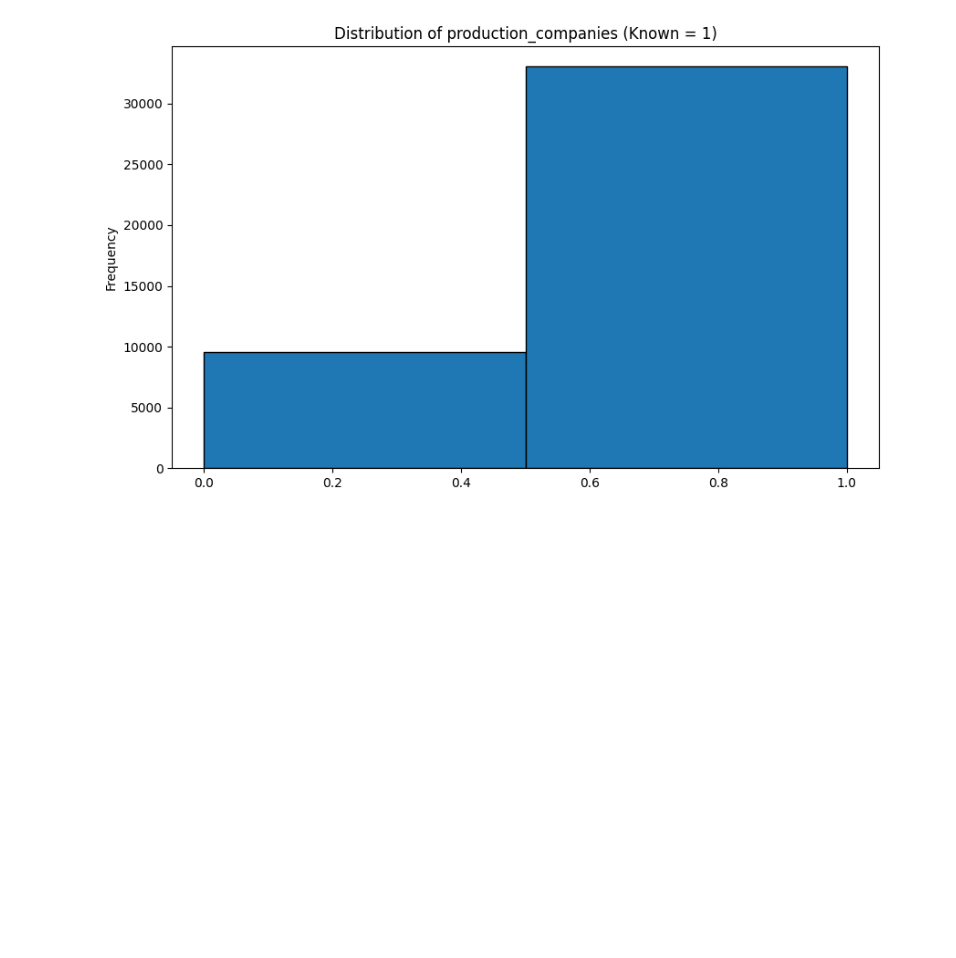
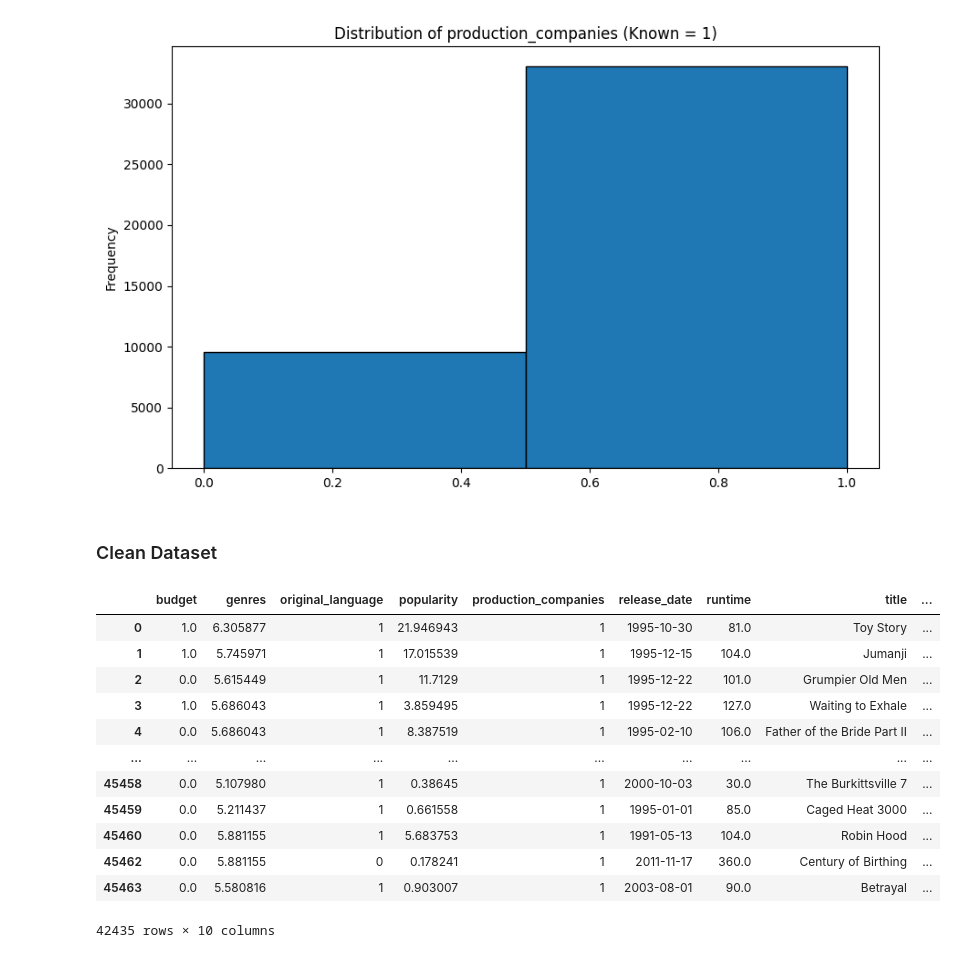
Before and after one commit to als1379/Movies-Analysis, a Jupyter notebook: MovieAnalysis.ipynb, the cells around one changed output. Saved outputs shown, nothing was run; the diff lists cells and outputs as text; code cells hidden in the pictures; blank space fills up the shorter version.

```diff
--- a/MovieAnalysis.ipynb
+++ b/MovieAnalysis.ipynb
@@ -283,3 +331,23 @@ plt.title('Distribution of production_companies (Known = 1)')
 plt.show()
 # %% [output]
 [figure]
+# %%
+movie_dataset = movie_dataset.dropna()
+# %% [markdown]
+### Clean Dataset
+# %%
+movie_dataset
+# %% [output]
+|  | budget | genres | original_language | popularity | production_companies | release_date | runtime | title | ... |
+| 0 | 1.0 | 6.305877 | 1 | 21.946943 | 1 | 1995-10-30 | 81.0 | Toy Story | ... |
+| 1 | 1.0 | 5.745971 | 1 | 17.015539 | 1 | 1995-12-15 | 104.0 | Jumanji | ... |
+| 2 | 0.0 | 5.615449 | 1 | 11.7129 | 1 | 1995-12-22 | 101.0 | Grumpier Old Men | ... |
+| 3 | 1.0 | 5.686043 | 1 | 3.859495 | 1 | 1995-12-22 | 127.0 | Waiting to Exhale | ... |
+| 4 | 0.0 | 5.686043 | 1 | 8.387519 | 1 | 1995-02-10 | 106.0 | Father of the Bride Part II | ... |
+| ... | ... | ... | ... | ... | ... | ... | ... | ... | ... |
+| 45458 | 0.0 | 5.107980 | 1 | 0.38645 | 1 | 2000-10-03 | 30.0 | The Burkittsville 7 | ... |
+| 45459 | 0.0 | 5.211437 | 1 | 0.661558 | 1 | 1995-01-01 | 85.0 | Caged Heat 3000 | ... |
+| 45460 | 0.0 | 5.881155 | 1 | 5.683753 | 1 | 1991-05-13 | 104.0 | Robin Hood | ... |
+| 45462 | 0.0 | 5.881155 | 0 | 0.178241 | 1 | 2011-11-17 | 360.0 | Century of Birthing | ... |
+| 45463 | 0.0 | 5.580816 | 1 | 0.903007 | 1 | 2003-08-01 | 90.0 | Betrayal | ... |
+42435 rows × 10 columns
```
Also changed, not shown: parts of 12 cells of this notebook.
